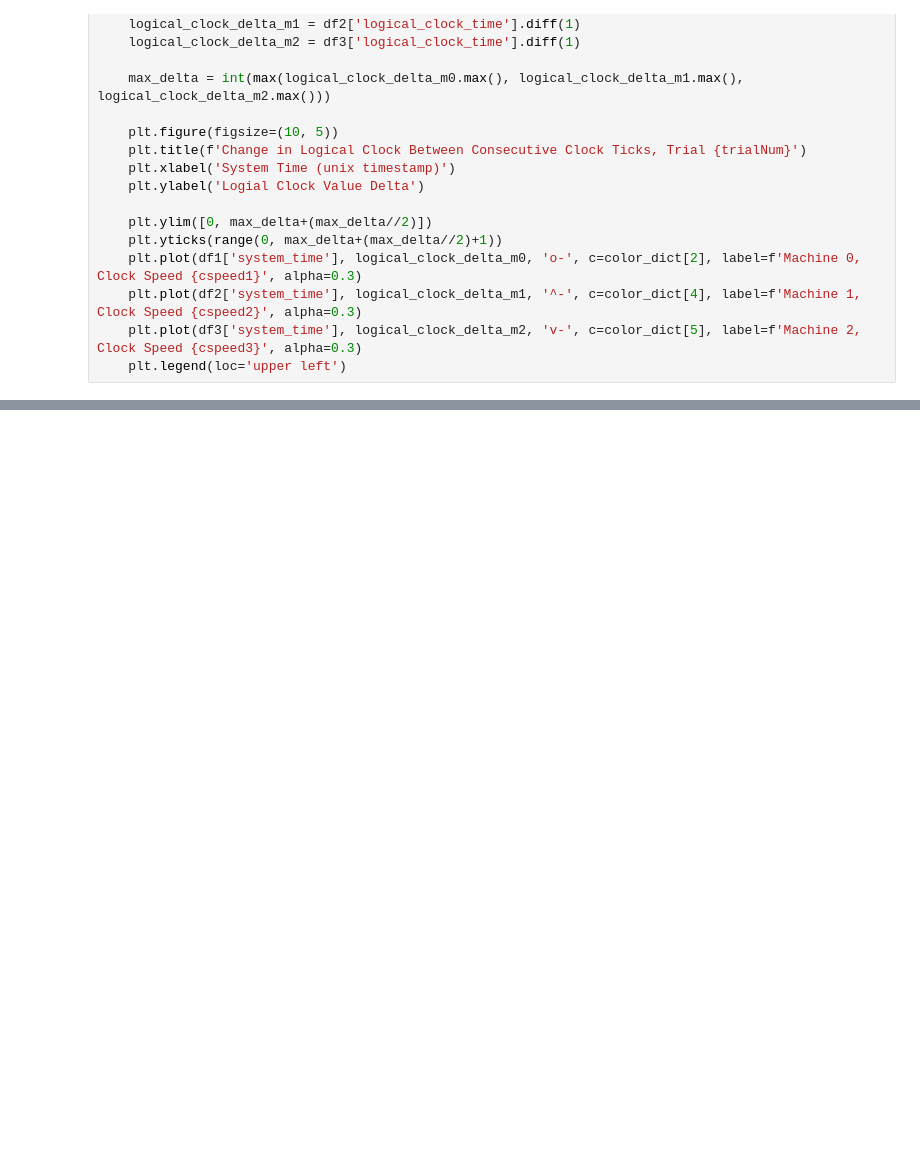
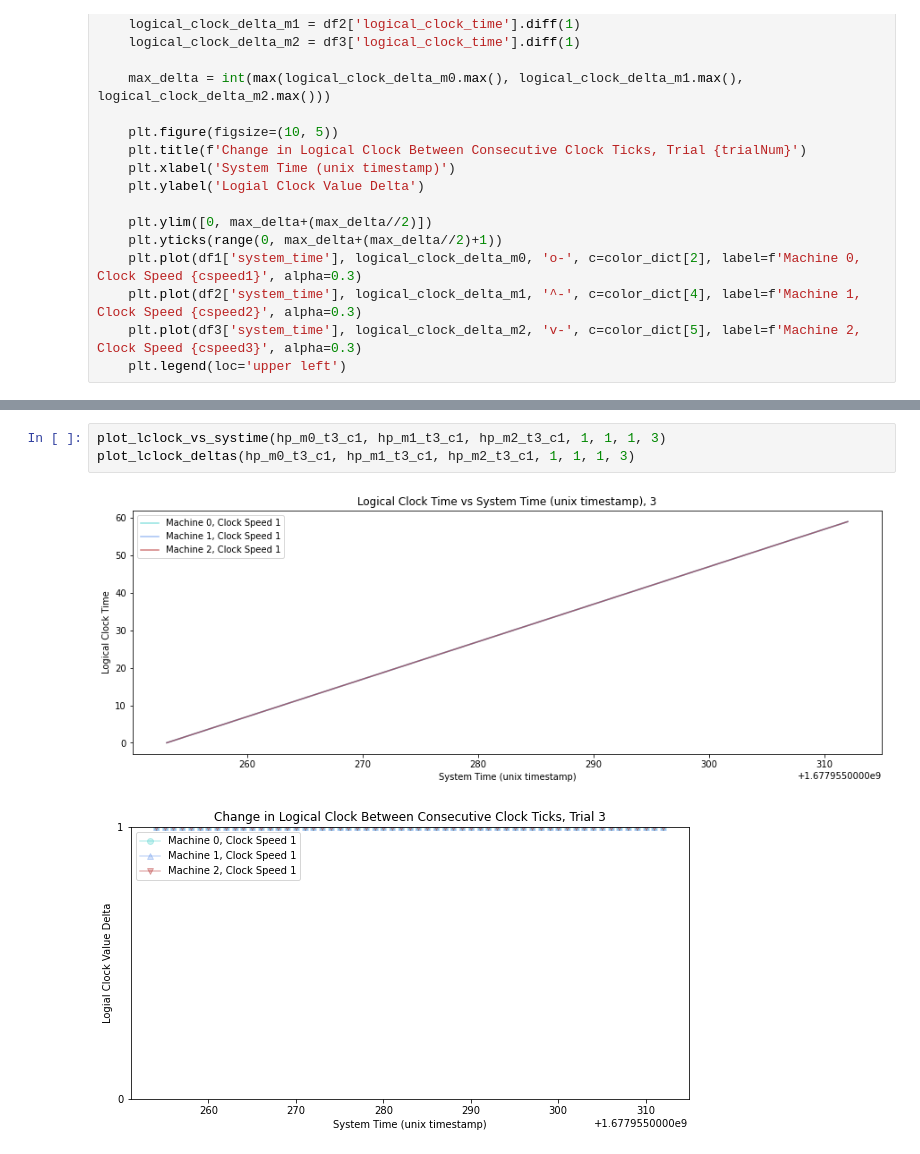
Before and after one commit to carolynwanf/CS262-logical-clocks, a Jupyter notebook: logicalClockAnalysis.ipynb, the cells around one changed output, grey strips where cells are left out. Cells and saved outputs as stored; diff of their text form; blank space fills up the shorter version.

```diff
--- a/logicalClockAnalysis.ipynb
+++ b/logicalClockAnalysis.ipynb
@@ -101,0 +139,6 @@ plot_lclock_deltas(m0_t5_c1, m1_t5_c6, m2_t5_c1, 1, 6, 1, 5)
+# %%
+plot_lclock_vs_systime(hp_m0_t3_c1, hp_m1_t3_c1, hp_m2_t3_c1, 1, 1, 1, 3)
+plot_lclock_deltas(hp_m0_t3_c1, hp_m1_t3_c1, hp_m2_t3_c1, 1, 1, 1, 3)
+# %% [output]
+[figure, added]
+[figure, added]
```
Also changed, not shown: parts of 11 cells of this notebook, 14 other files.
